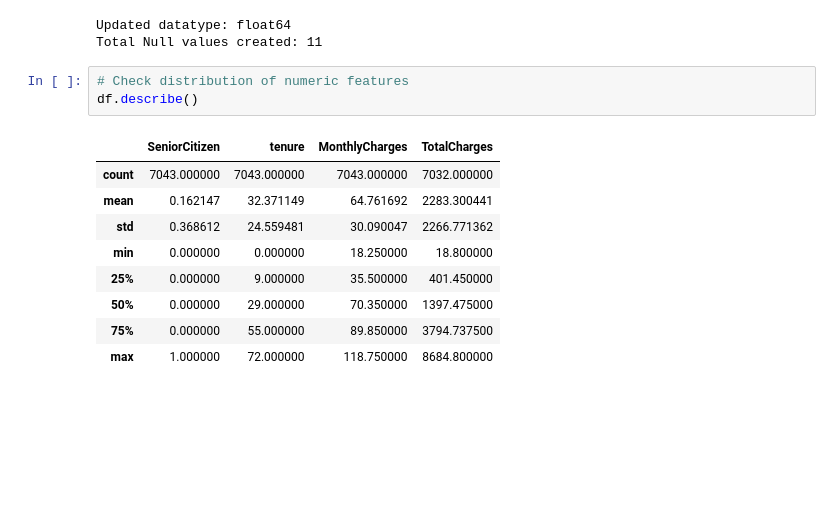
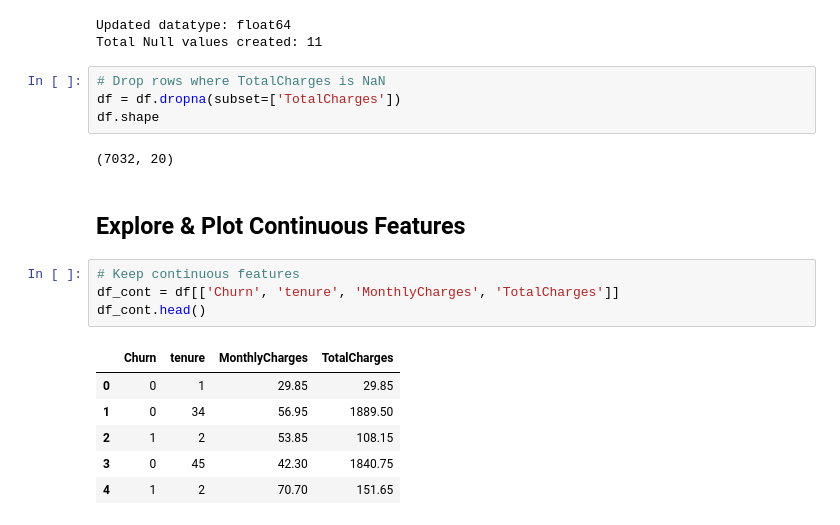
Before and after one commit to dankimsp/telco-churn-analysis, a Jupyter notebook: notebooks/01_data_exploration.ipynb, the cells around one changed output. Saved outputs shown, nothing was run; the diff lists cells and outputs as text; blank space fills up the shorter version.

```diff
--- a/notebooks/01_data_exploration.ipynb
+++ b/notebooks/01_data_exploration.ipynb
@@ -158,16 +163,22 @@ print(f"Total Null values created: {df['TotalCharges'].isna().sum()}")
 # %% [output]
 Updated datatype: float64
 Total Null values created: 11
-# %%
-# Check distribution of numeric features
-df.describe()
-# %% [output]
-|  | SeniorCitizen | tenure | MonthlyCharges | TotalCharges |
-| count | 7043.000000 | 7043.000000 | 7043.000000 | 7032.000000 |
-| mean | 0.162147 | 32.371149 | 64.761692 | 2283.300441 |
-| std | 0.368612 | 24.559481 | 30.090047 | 2266.771362 |
-| min | 0.000000 | 0.000000 | 18.250000 | 18.800000 |
-| 25% | 0.000000 | 9.000000 | 35.500000 | 401.450000 |
-| 50% | 0.000000 | 29.000000 | 70.350000 | 1397.475000 |
-| 75% | 0.000000 | 55.000000 | 89.850000 | 3794.737500 |
-| max | 1.000000 | 72.000000 | 118.750000 | 8684.800000 |
+# %%
+# Drop rows where TotalCharges is NaN
+df = df.dropna(subset=['TotalCharges'])
+df.shape
+# %% [output]
+(7032, 20)
+# %% [markdown]
+## Explore & Plot Continuous Features
+# %%
+# Keep continuous features
+df_cont = df[['Churn', 'tenure', 'MonthlyCharges', 'TotalCharges']]
+df_cont.head()
+# %% [output]
+|  | Churn | tenure | MonthlyCharges | TotalCharges |
+| 0 | 0 | 1 | 29.85 | 29.85 |
+| 1 | 0 | 34 | 56.95 | 1889.50 |
+| 2 | 1 | 2 | 53.85 | 108.15 |
+| 3 | 0 | 45 | 42.30 | 1840.75 |
+| 4 | 1 | 2 | 70.70 | 151.65 |
```
Also changed, not shown: parts of 10 cells of this notebook.
